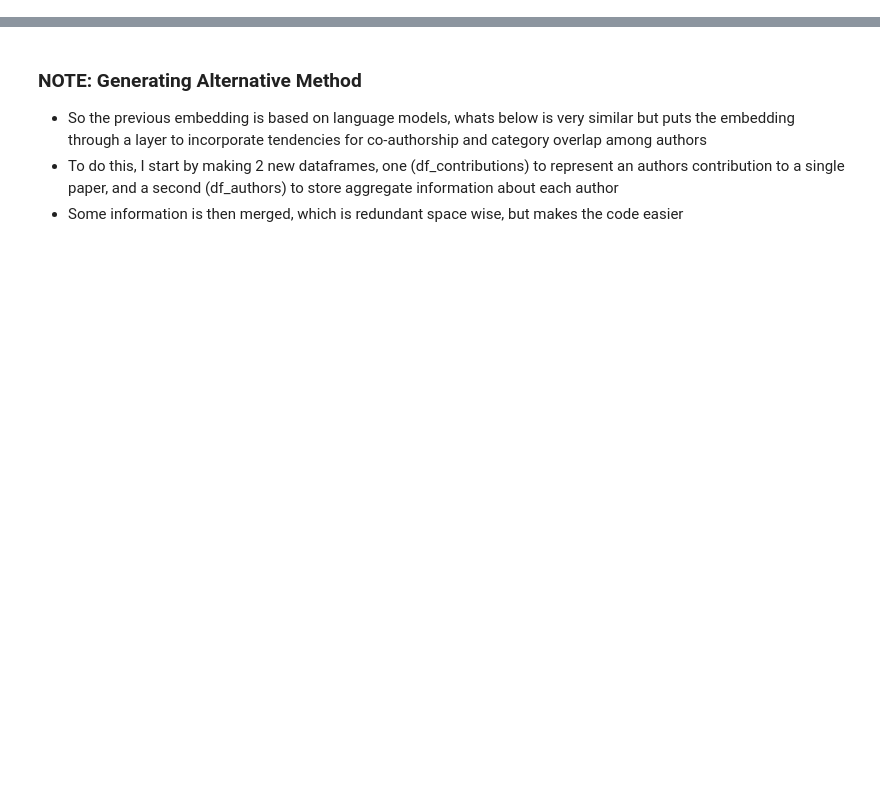
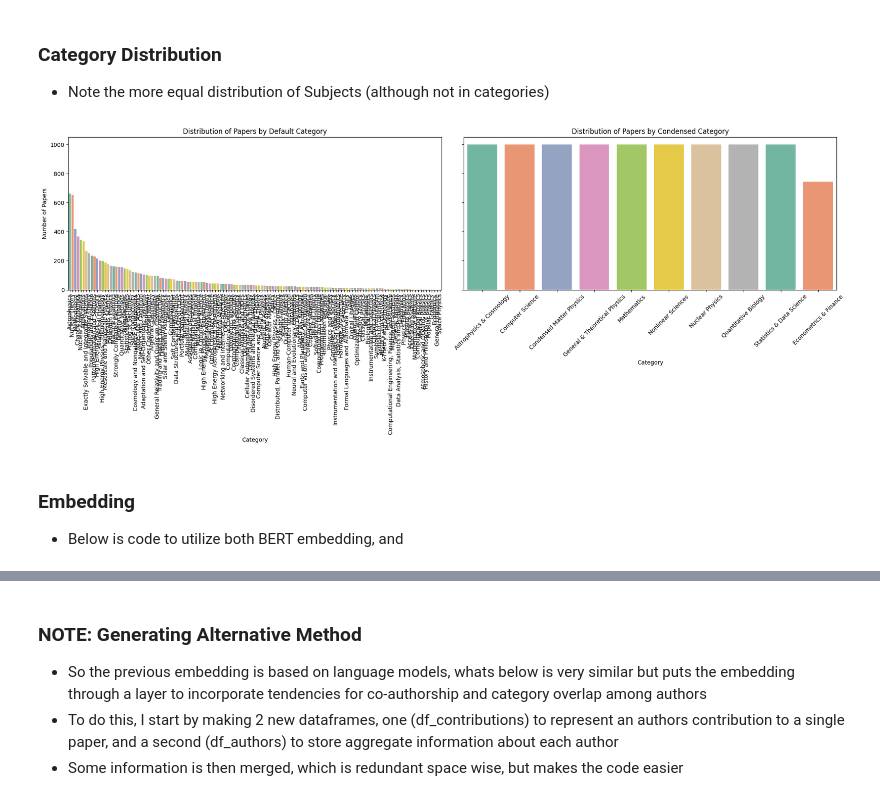
Before and after one commit to lduncan1712/CP421, a Jupyter notebook: CP421 - Project Code.ipynb, the cells around one changed output, grey strips where cells are left out. Drawn from its saved outputs; the diff is of its cells as text; code cells hidden in the pictures; blank space fills up the shorter version.

Commit message:
Half Cleaned

```diff
--- a/CP421 - Project Code.ipynb
+++ b/CP421 - Project Code.ipynb
@@ -208,0 +41,2 @@ By applying this mapping, we facilitate more effective filtering, visualization,
+# %%
+df = pd.read_json("arxiv_data/arxiv-metadata-oai-snapshot.json", lines=True, nrows=150000)
@@ -648,0 +295,13 @@ The significance of this step is as follows:
+# %%
+#Counting Categories
+key_categories = df_cleaned['subject_map'].nunique()
+
+#Counting Sample Per Category We Want
+samples_per_category = int(10000 / key_categories)
+
+#Selecting These Samples
+df_cleaned = (
+    df_cleaned.groupby('subject_map')
+      .apply(lambda x: x.sample(n=min(samples_per_category, len(x)), random_state=42))
+      .reset_index(drop=True)
+)
@@ -649,3 +315,37 @@ The significance of this step is as follows:
+# %% [markdown]
+### Category Distribution
+- Note the more equal distribution of Subjects (although not in categories)
+# %%
+fig, axes = plt.subplots(1, 2, figsize=(20, 8), sharey=True)
+
+# Count categories
+counts_orig = df_cleaned['mapped_categories'].value_counts().reset_index()
+counts_orig.columns = ['Category', 'Count']
+
+counts_cond = df_cleaned['subject_map'].value_counts().reset_index()
+counts_cond.columns = ['Category', 'Count']
+
+# Plot original categories with hue workaround
+sns.barplot(data=counts_orig,x='Category',y='Count',hue='Category',palette='Set2',legend=False,ax=axes[0])
+axes[0].set_title('Distribution of Papers by Default Category')
+axes[0].set_xlabel('Category')
+axes[0].set_ylabel('Number of Papers')
+axes[0].tick_params(axis='x', rotation=90)
+
+# Plot condensed categories with hue workaround
+sns.barplot(data=counts_cond,x='Category',y='Count', hue='Category',palette='Set2',legend=False,ax=axes[1])
+axes[1].set_title('Distribution of Papers by Condensed Category')
+axes[1].set_xlabel('Category')
+axes[1].tick_params(axis='x', rotation=45)
+
+plt.tight_layout()
+plt.show()
+# %% [output]
+[figure, added]
+# %% [markdown]
+### Embedding
+
+- Below is code to utilize both BERT embedding, and
 # %%
 #Models Used
 model_full_bert = 'bert-base-uncased'
```
Also changed, not shown: parts of 52 cells of this notebook.
